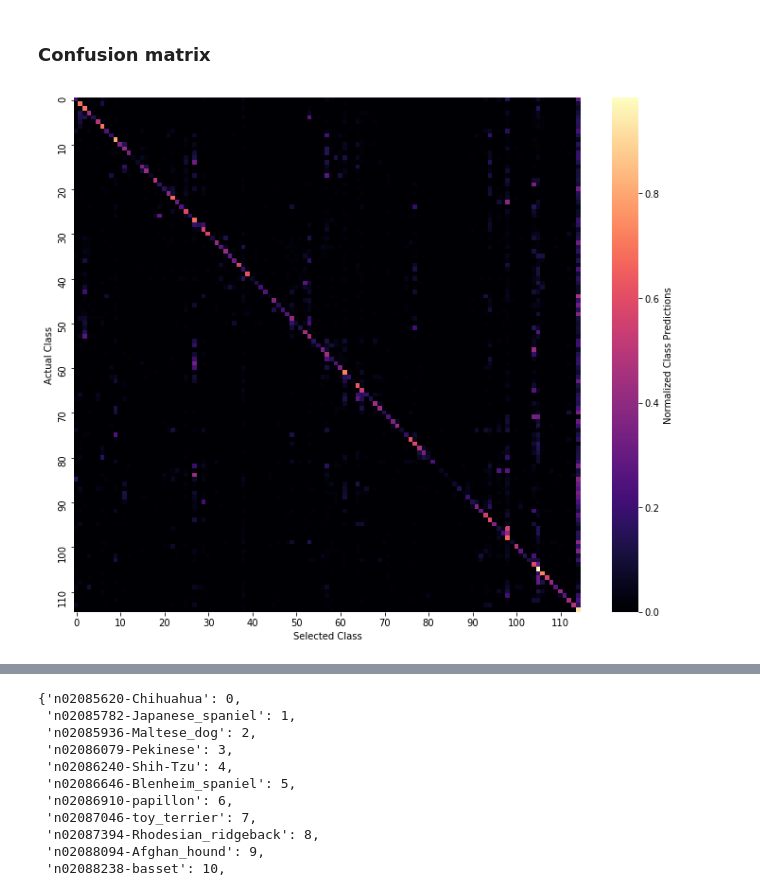
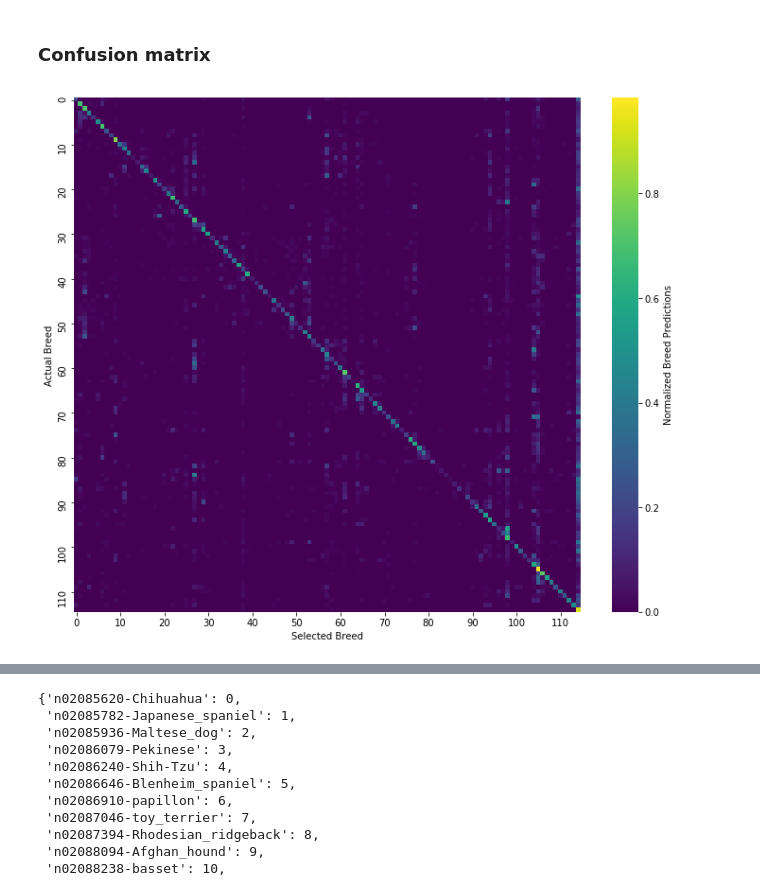
Before and after one commit to aawiegel/Poochr, a Jupyter notebook: ImageClass.ipynb, the cells around one changed output, grey strips where cells are left out. Cells and saved outputs as stored; diff of their text form; code cells hidden in the pictures.

```diff
--- a/ImageClass.ipynb
+++ b/ImageClass.ipynb
@@ -418,7 +420,7 @@ Trainable params: 5,327,763
 Non-trainable params: 17,697,832
 ____________________________________________________________________________________________________
 # %%
-img = image.load_img('./data/yorkie.jpg', target_size=(299, 299))
+img = image.load_img('./data/bella1.jpg', target_size=(299, 299))
 # %%
 x = image.img_to_array(img)
 # %%
@@ -611,14 +613,14 @@ for breed, index in breeds.items():
 # %%
 fig, ax = plt.subplots(figsize=(12, 10))
 
 
 sns.heatmap(confusion, ax = ax,
             xticklabels=10, yticklabels=10,
-            cbar_kws={'label' : 'Normalized Class Predictions'},
-            cmap="magma")
-ax.set_xlabel("Selected Class")
-ax.set_ylabel("Actual Class")
-fig.savefig('confusion_matrix.png', fmt='png', dpi=600, bbox_inches='tight')
+            cbar_kws={'label' : 'Normalized Breed Predictions'},
+            cmap="viridis")
+ax.set_xlabel("Selected Breed")
+ax.set_ylabel("Actual Breed")
+fig.savefig('confusion_matrix.png', fmt='png', dpi=300, bbox_inches='tight')
 plt.show();
 # %% [output]
-[figure, old version]
+[figure, new version]
```
Also changed, not shown: parts of 10 cells of this notebook.
